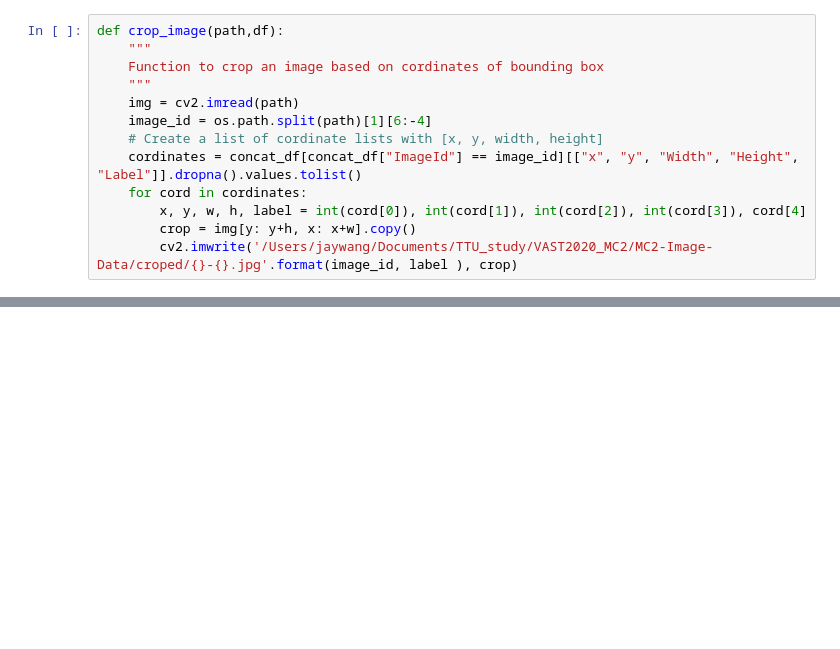
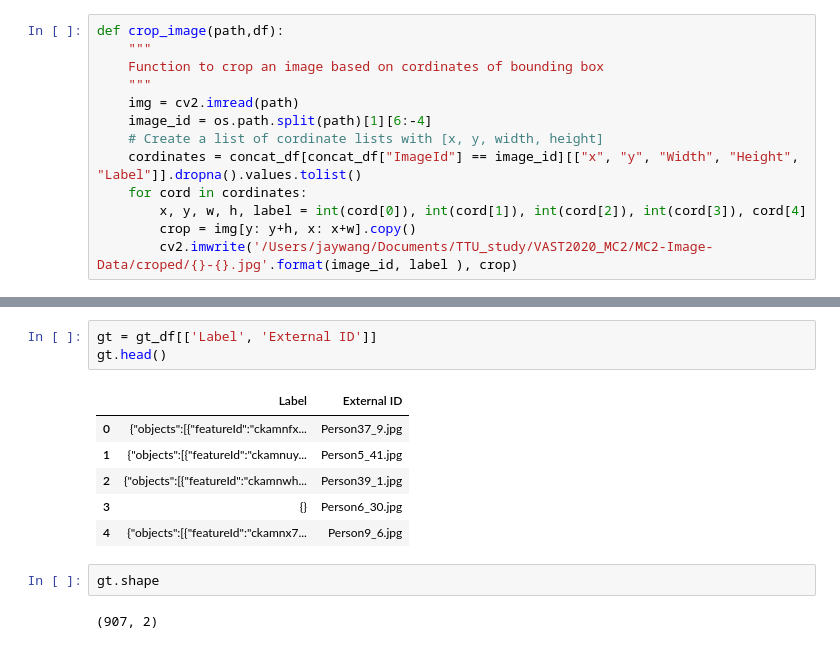
Before and after one commit to gj0706/VAST2020_MC2, a Jupyter notebook: data_process.ipynb, the cells around one changed output, grey strips where cells are left out. Drawn from its saved outputs; the diff is of its cells as text; blank space fills up the shorter version.

```diff
--- a/data_process.ipynb
+++ b/data_process.ipynb
@@ -402,0 +450,14 @@ for path in img_paths:
+# %%
+gt = gt_df[['Label', 'External ID']]
+gt.head()
+# %% [output]
+|  | Label | External ID |
+| 0 | {"objects":[{"featureId":"ckamnfx... | Person37_9.jpg |
+| 1 | {"objects":[{"featureId":"ckamnuy... | Person5_41.jpg |
+| 2 | {"objects":[{"featureId":"ckamnwh... | Person39_1.jpg |
+| 3 | {} | Person6_30.jpg |
+| 4 | {"objects":[{"featureId":"ckamnx7... | Person9_6.jpg |
+# %%
+gt.shape
+# %% [output]
+(907, 2)
```
Also changed, not shown: parts of 19 cells of this notebook.
